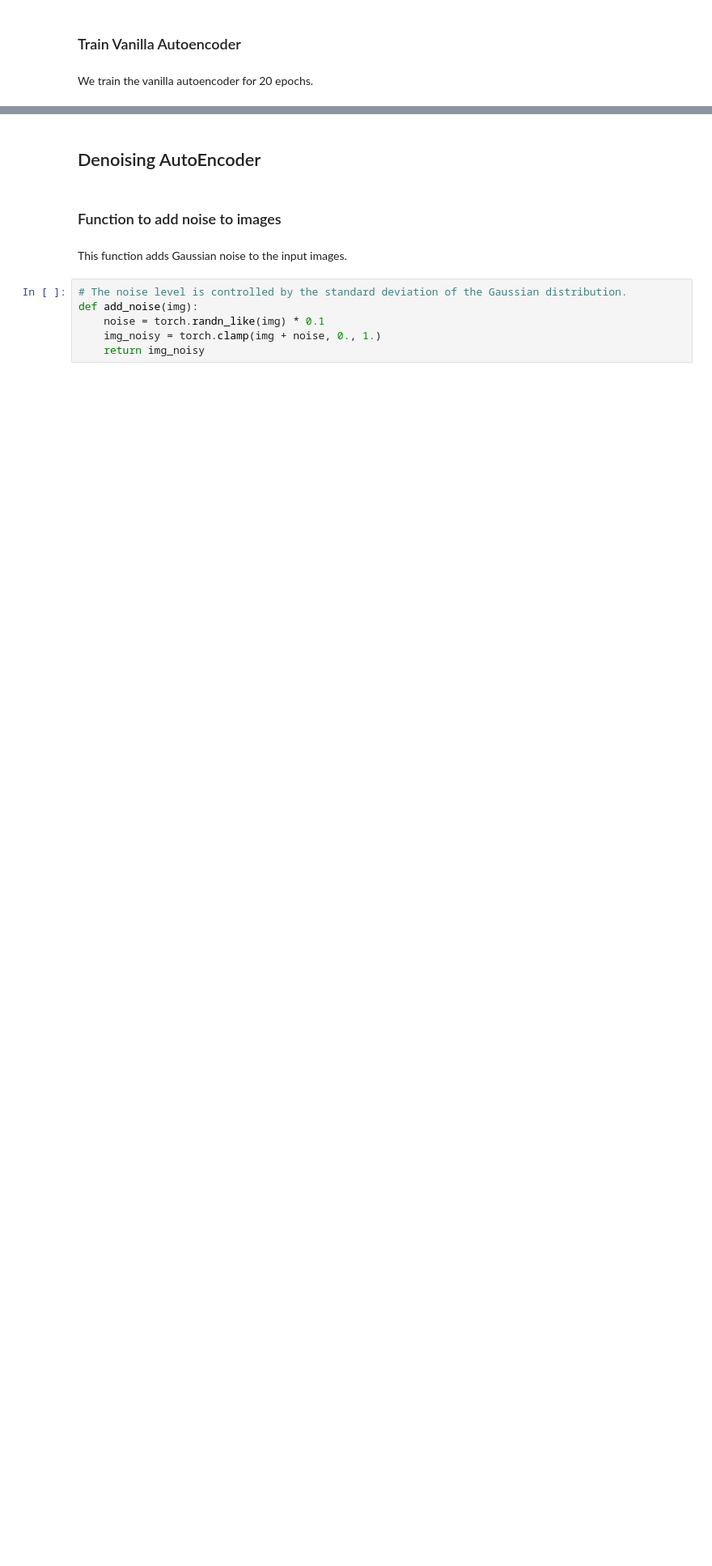
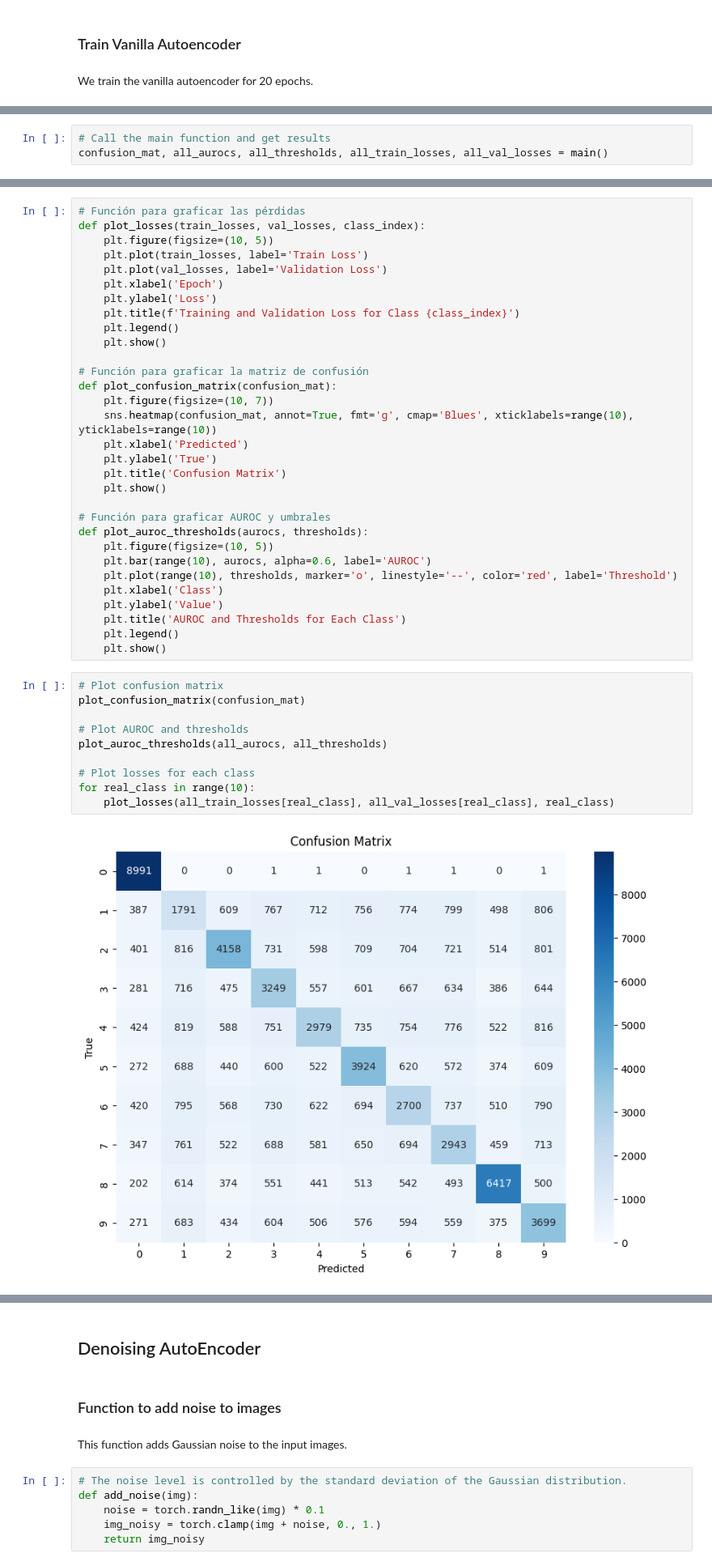
Before and after one commit to Juank0621/CelebA_SRGAN, a Jupyter notebook: dul_final_project.ipynb, the cells around one changed output, grey strips where cells are left out. Shown at 81% size. Saved outputs shown, nothing was run; the diff lists cells and outputs as text; blank space fills up the shorter version.

```diff
--- a/dul_final_project.ipynb
+++ b/dul_final_project.ipynb
@@ -378,0 +495,3 @@ Model saved.
+# %%
+# Call the main function and get results
+confusion_mat, all_aurocs, all_thresholds, all_train_losses, all_val_losses = main()
@@ -378,0 +516,43 @@ Model saved.
+# %%
+# Función para graficar las pérdidas
+def plot_losses(train_losses, val_losses, class_index):
+    plt.figure(figsize=(10, 5))
+    plt.plot(train_losses, label='Train Loss')
+    plt.plot(val_losses, label='Validation Loss')
+    plt.xlabel('Epoch')
+    plt.ylabel('Loss')
+    plt.title(f'Training and Validation Loss for Class {class_index}')
+    plt.legend()
+    plt.show()
+
+# Función para graficar la matriz de confusión
+def plot_confusion_matrix(confusion_mat):
+    plt.figure(figsize=(10, 7))
+    sns.heatmap(confusion_mat, annot=True, fmt='g', cmap='Blues', xticklabels=range(10), yticklabels=range(10))
+    plt.xlabel('Predicted')
+    plt.ylabel('True')
+    plt.title('Confusion Matrix')
+    plt.show()
+
+# Función para graficar AUROC y umbrales
+def plot_auroc_thresholds(aurocs, thresholds):
+    plt.figure(figsize=(10, 5))
+    plt.bar(range(10), aurocs, alpha=0.6, label='AUROC')
+    plt.plot(range(10), thresholds, marker='o', linestyle='--', color='red', label='Threshold')
+    plt.xlabel('Class')
+    plt.ylabel('Value')
+    plt.title('AUROC and Thresholds for Each Class')
+    plt.legend()
+    plt.show()
+# %%
+# Plot confusion matrix
+plot_confusion_matrix(confusion_mat)
+
+# Plot AUROC and thresholds
+plot_auroc_thresholds(all_aurocs, all_thresholds)
+
+# Plot losses for each class
+for real_class in range(10):
+    plot_losses(all_train_losses[real_class], all_val_losses[real_class], real_class)
+# %% [output]
+[figure, added]
```
Also changed, not shown: parts of 48 cells of this notebook, 19 other files.
